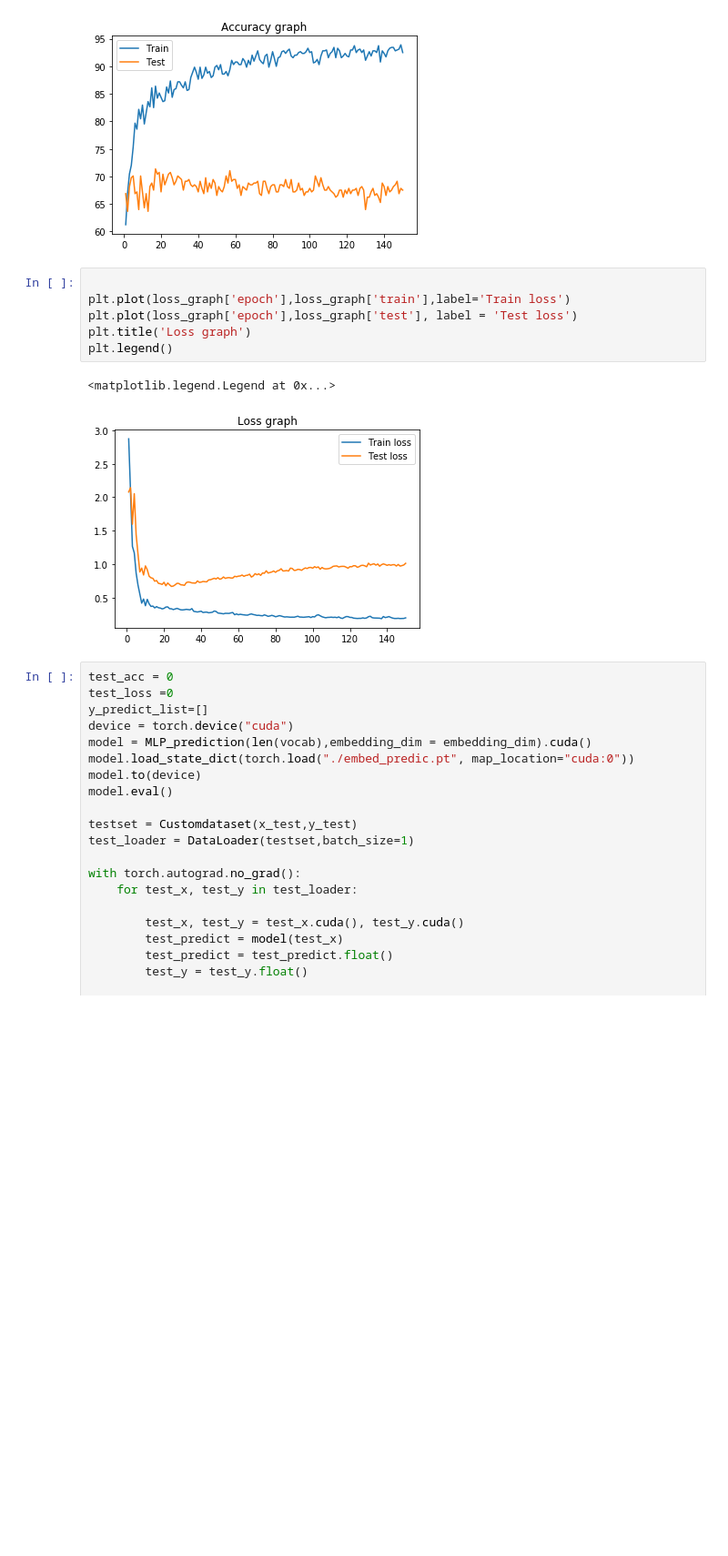
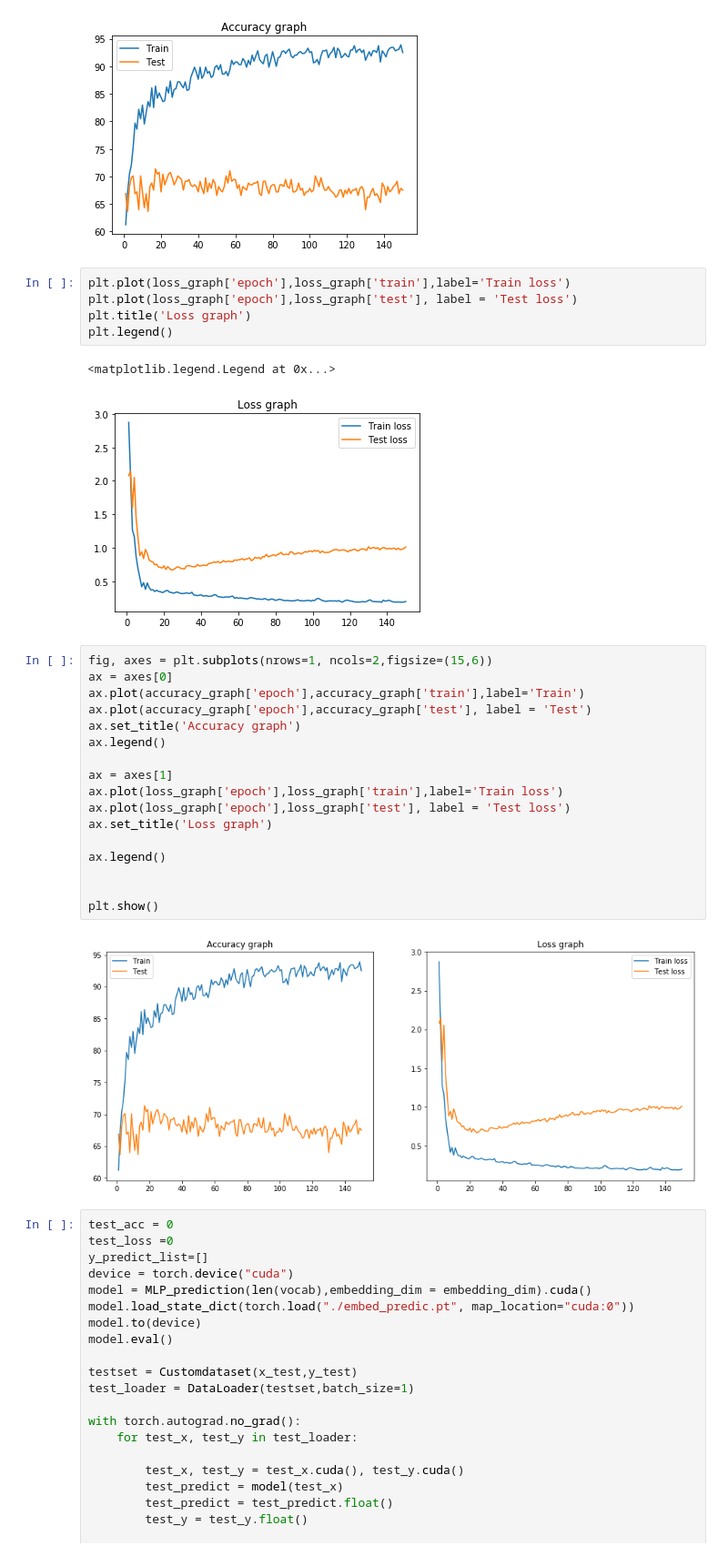
Before and after one commit to ghksdl6025/Outcome-prediction-with-CNN, a Jupyter notebook: CNN prediction/Embedding layer.ipynb, the cells around one changed output. Shown: that part at 91% size. Cells and saved outputs as stored; diff of their text form; blank space fills up the shorter version.

```diff
--- a/CNN prediction/Embedding layer.ipynb
+++ b/CNN prediction/Embedding layer.ipynb
@@ -275,7 +275,6 @@ plt.legend()
 <matplotlib.legend.Legend at 0x...>
 [figure]
 # %%
-
 plt.plot(loss_graph['epoch'],loss_graph['train'],label='Train loss')
 plt.plot(loss_graph['epoch'],loss_graph['test'], label = 'Test loss')
 plt.title('Loss graph')
@@ -283,6 +282,25 @@ plt.legend()
 # %% [output]
 <matplotlib.legend.Legend at 0x...>
 [figure]
+# %%
+fig, axes = plt.subplots(nrows=1, ncols=2,figsize=(15,6))
+ax = axes[0]
+ax.plot(accuracy_graph['epoch'],accuracy_graph['train'],label='Train')
+ax.plot(accuracy_graph['epoch'],accuracy_graph['test'], label = 'Test')
+ax.set_title('Accuracy graph')
+ax.legend()
+
+ax = axes[1]
+ax.plot(loss_graph['epoch'],loss_graph['train'],label='Train loss')
+ax.plot(loss_graph['epoch'],loss_graph['test'], label = 'Test loss')
+ax.set_title('Loss graph')
+
+ax.legend()
+
+
+plt.show()
+# %% [output]
+[figure, added]
 # %%
 test_acc = 0
 test_loss =0
```
Also changed, not shown: 2 other files.
